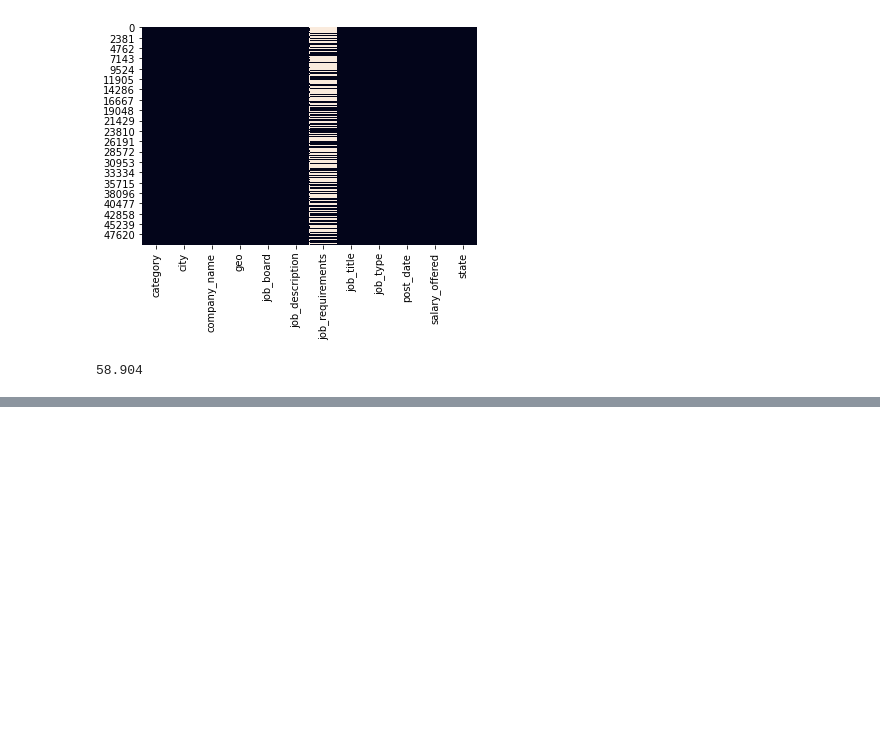
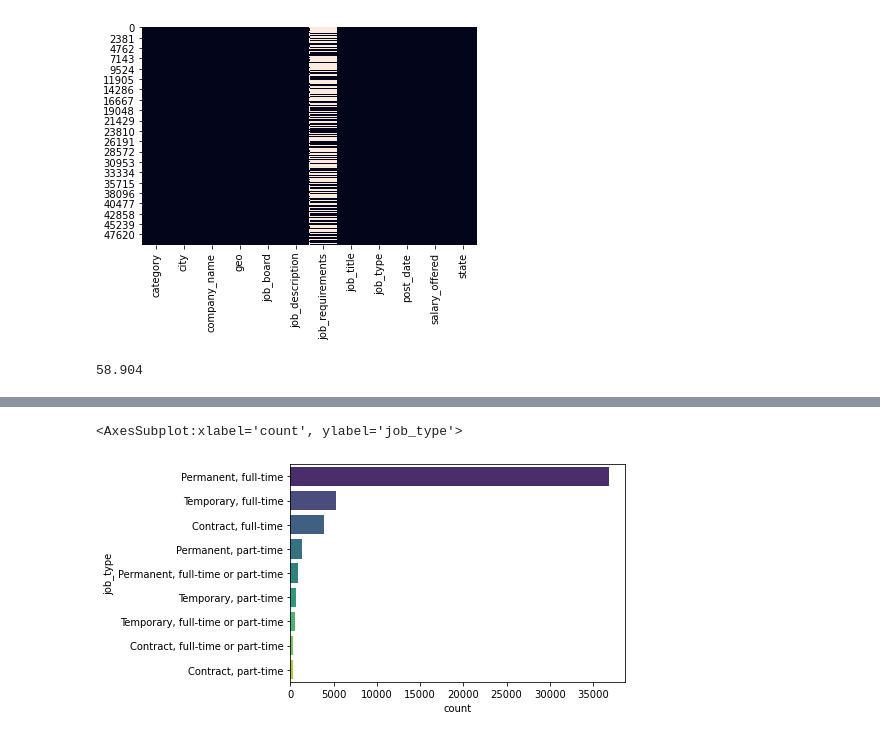
Before and after one commit to dexterneutron/TorreDSProject, a Jupyter notebook: TorreDSProject.ipynb, the cells around one changed output, grey strips where cells are left out. Cells and saved outputs as stored; diff of their text form; code cells hidden in the pictures; blank space fills up the shorter version.

```diff
--- a/TorreDSProject.ipynb
+++ b/TorreDSProject.ipynb
@@ -74,3 +77,8 @@ data.head()
 | 2 | factory jobs | Norfolk | Swanstaff Recruitment Ltd | Apply now Job Title: Warehouse pe... | Warehouse Person | Permanent, full-time | 2/27/2018 | Salary not specified | ... |
 | 3 | law jobs | Hurstpierpoint | Castles Solicitors | Apply now Castles Solicitors are ... | Legal Secretary / Admin Assistant | Permanent, full-time or part-time | 2/21/2018 | £15,000 - £17,000 per annum, pro-... | ... |
 | 4 | factory jobs | Hertfordshire | Marketplace Group | Apply now International Pharmaceu... | Category Planner - Pharmaceutical | Permanent, full-time | 3/1/2018 | £37,000 - £45,000 per annum | ... |
+# %%
+sns.countplot(y=data["job_type"],palette="viridis",order = data['job_type'].value_counts().index)
+# %% [output]
+<AxesSubplot:xlabel='count', ylabel='job_type'>
+[figure, added]
```
Also changed, not shown: parts of 11 cells of this notebook.
